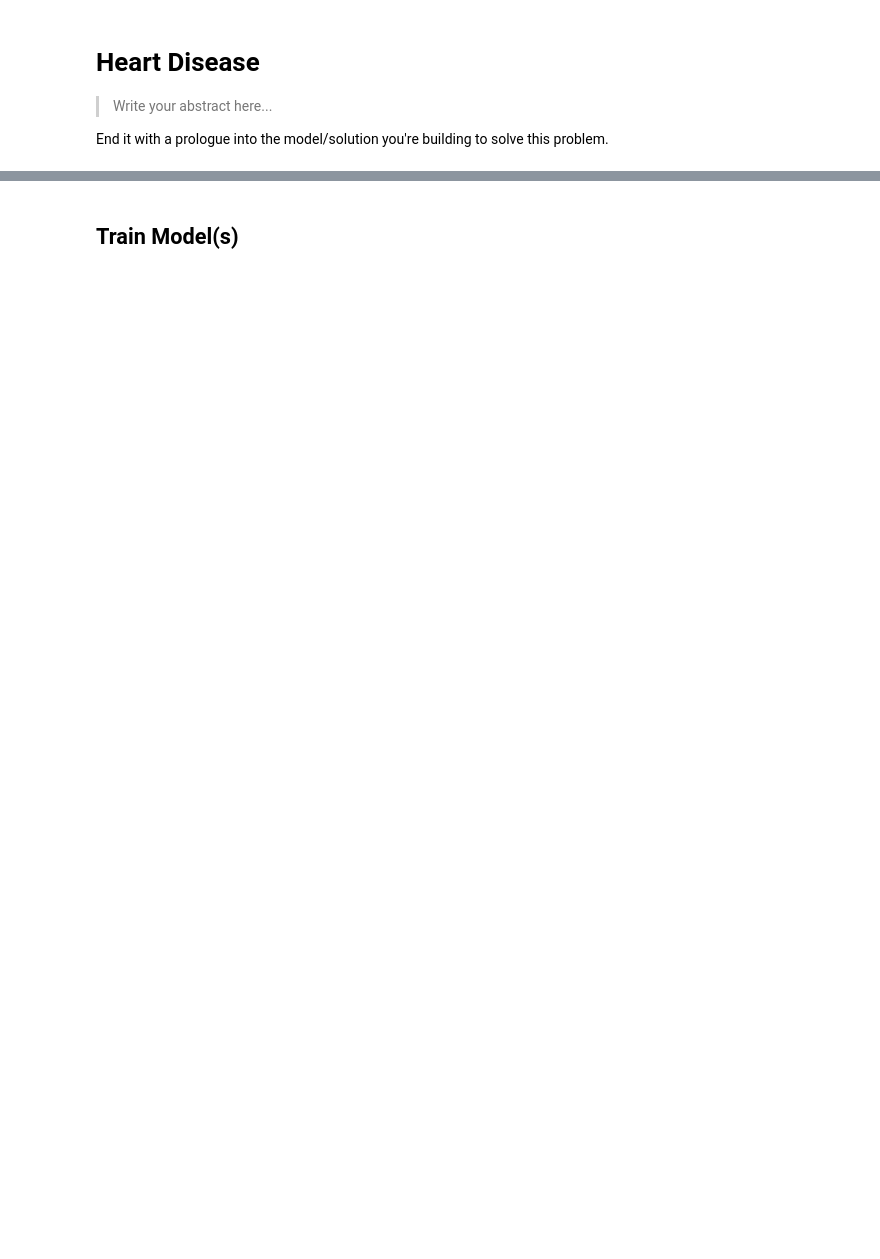
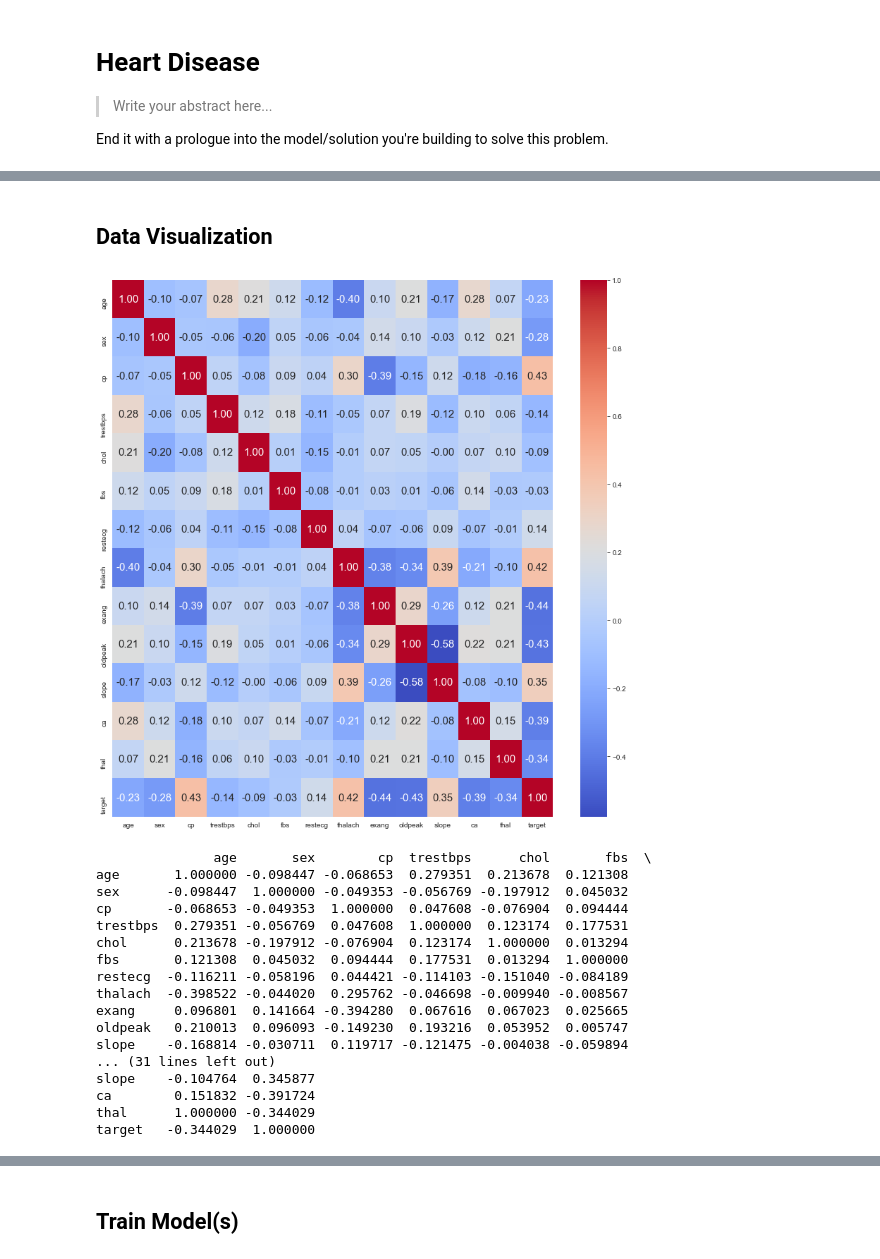
Before and after one commit to victor-iyi/heart-disease, a Jupyter notebook: Heart disease.ipynb, the cells around one changed output, grey strips where cells are left out. Drawn from its saved outputs; the diff is of its cells as text; code cells hidden in the pictures; blank space fills up the shorter version.

Commit message:
Add data visualization

```diff
--- a/Heart disease.ipynb
+++ b/Heart disease.ipynb
@@ -19,0 +73,3 @@ test_size = 0.2
+# %%
+data = Data(filename=filename)
+data
@@ -19,0 +78,3 @@ test_size = 0.2
+# %%
+df = data.df
+df
@@ -19,0 +146,31 @@ test_size = 0.2
+# %% [markdown]
+## Data Visualization
+# %%
+# Dataset heatmap
+corr = df.corr()
+
+plt.figure(figsize=(14,14))
+sns.heatmap(corr, annot=True, fmt='.2f',
+            annot_kws={'size': 15}, cmap='coolwarm')
+plt.show()
+
+print(corr)
+# %% [output]
+[figure, added]
+               age       sex        cp  trestbps      chol       fbs  \
+age       1.000000 -0.098447 -0.068653  0.279351  0.213678  0.121308
+sex      -0.098447  1.000000 -0.049353 -0.056769 -0.197912  0.045032
+cp       -0.068653 -0.049353  1.000000  0.047608 -0.076904  0.094444
+trestbps  0.279351 -0.056769  0.047608  1.000000  0.123174  0.177531
+chol      0.213678 -0.197912 -0.076904  0.123174  1.000000  0.013294
+fbs       0.121308  0.045032  0.094444  0.177531  0.013294  1.000000
+restecg  -0.116211 -0.058196  0.044421 -0.114103 -0.151040 -0.084189
+thalach  -0.398522 -0.044020  0.295762 -0.046698 -0.009940 -0.008567
+exang     0.096801  0.141664 -0.394280  0.067616  0.067023  0.025665
+oldpeak   0.210013  0.096093 -0.149230  0.193216  0.053952  0.005747
+slope    -0.168814 -0.030711  0.119717 -0.121475 -0.004038 -0.059894
+... (31 lines left out)
+slope    -0.104764  0.345877
+ca        0.151832 -0.391724
+thal      1.000000 -0.344029
+target   -0.344029  1.000000
```
Also changed, not shown: parts of 54 cells of this notebook, 3 other files.
